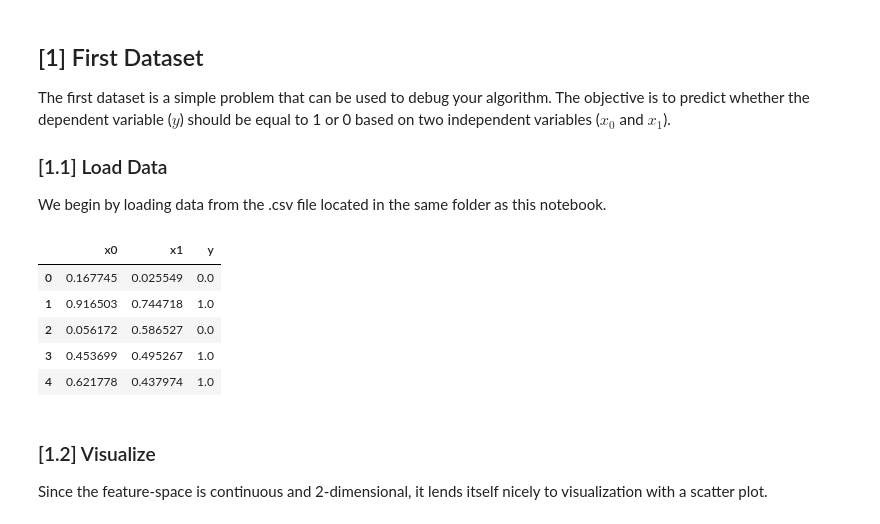
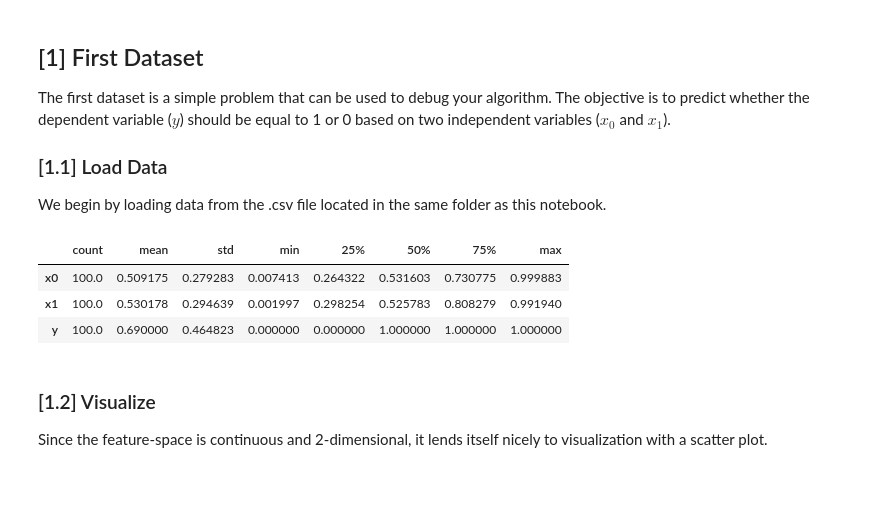
Before and after one commit to taheeraahmed/tdt4173, a Jupyter notebook: IA/logistic_regression/experiment.ipynb, the cells around one changed output. Cells and saved outputs as stored; diff of their text form; code cells hidden in the pictures; blank space fills up the shorter version.

```diff
--- a/IA/logistic_regression/experiment.ipynb
+++ b/IA/logistic_regression/experiment.ipynb
@@ -49,14 +49,12 @@ The first dataset is a simple problem that can be used to debug your algorithm.
 We begin by loading data from the .csv file located in the same folder as this notebook.
 # %%
 data_1 = pd.read_csv('data_1.csv')
-data_1.head()
+data_1.describe().T
 # %% [output]
-|  | x0 | x1 | y |
-| 0 | 0.167745 | 0.025549 | 0.0 |
-| 1 | 0.916503 | 0.744718 | 1.0 |
-| 2 | 0.056172 | 0.586527 | 0.0 |
-| 3 | 0.453699 | 0.495267 | 1.0 |
-| 4 | 0.621778 | 0.437974 | 1.0 |
+|  | count | mean | std | min | 25% | 50% | 75% | max |
+| x0 | 100.0 | 0.509175 | 0.279283 | 0.007413 | 0.264322 | 0.531603 | 0.730775 | 0.999883 |
+| x1 | 100.0 | 0.530178 | 0.294639 | 0.001997 | 0.298254 | 0.525783 | 0.808279 | 0.991940 |
+| y | 100.0 | 0.690000 | 0.464823 | 0.000000 | 0.000000 | 1.000000 | 1.000000 | 1.000000 |
 # %% [markdown]
 ### [1.2] Visualize
 
```
Also changed, not shown: parts of 4 cells of this notebook, 1 other file.
